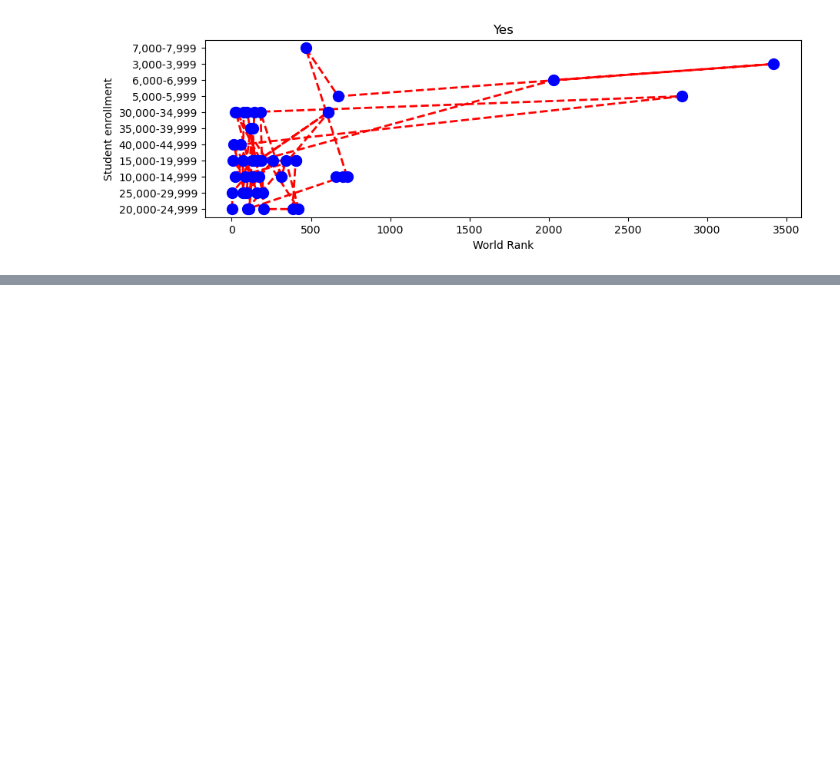
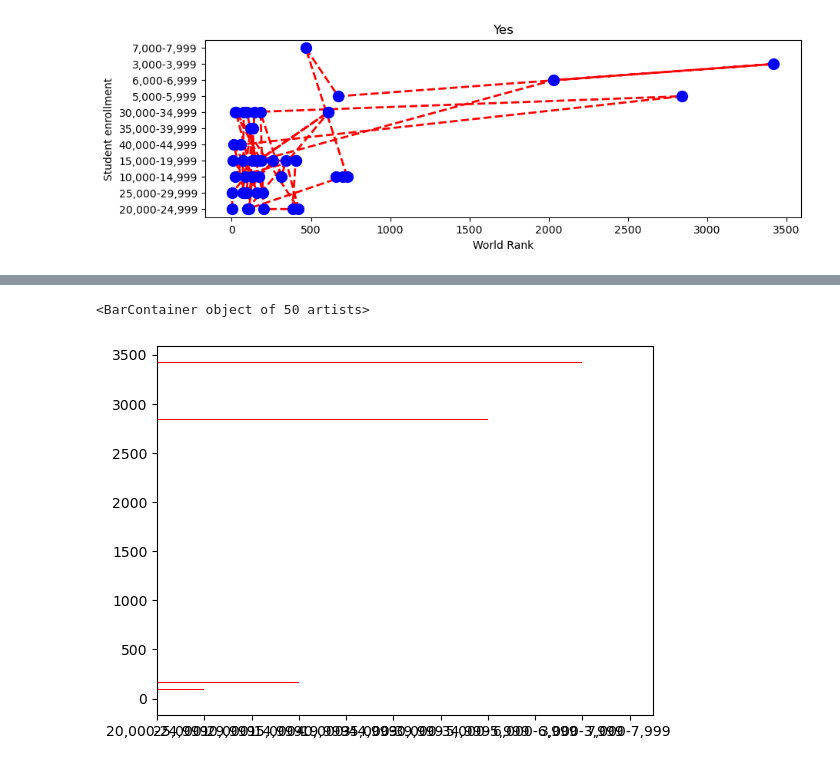
Before and after one commit to saxovia/ml-practice, a Jupyter notebook: 3 - matplotlib/Matplotlib.ipynb, the cells around one changed output, grey strips where cells are left out. Drawn from its saved outputs; the diff is of its cells as text; code cells hidden in the pictures; blank space fills up the shorter version.

```diff
--- a/3 - matplotlib/Matplotlib.ipynb
+++ b/3 - matplotlib/Matplotlib.ipynb
@@ -87,0 +96,5 @@ a = plt.title('Yes')
+# %%
+plt.barh(unis['World_rank'], unis['Student_enrollment'], color = 'r')
+# %% [output]
+<BarContainer object of 50 artists>
+[figure, added]
```
Also changed, not shown: parts of 13 cells of this notebook, 1 other file.
